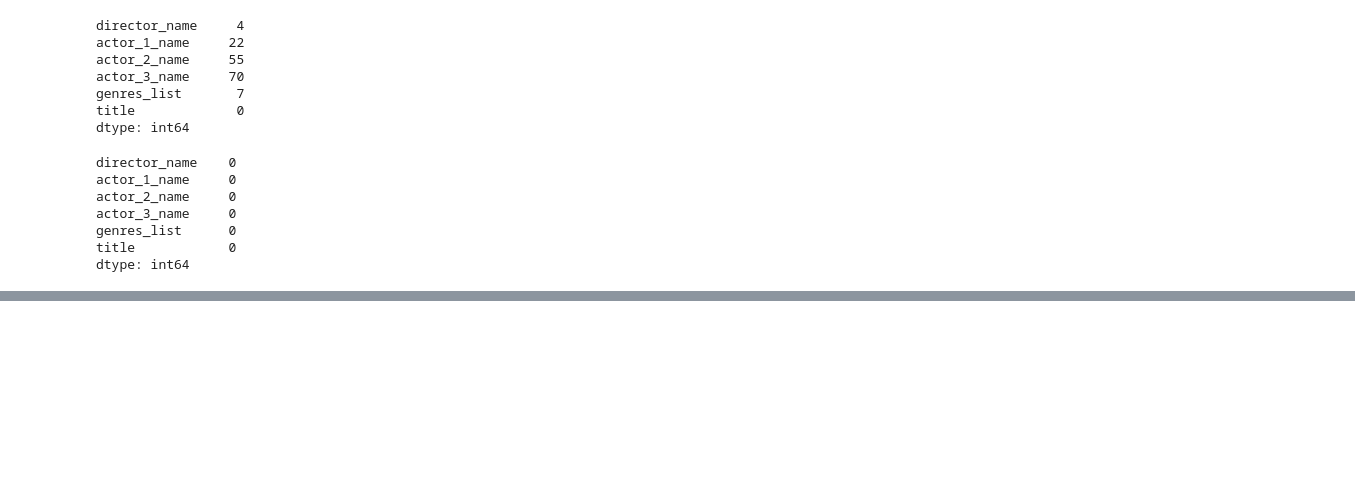
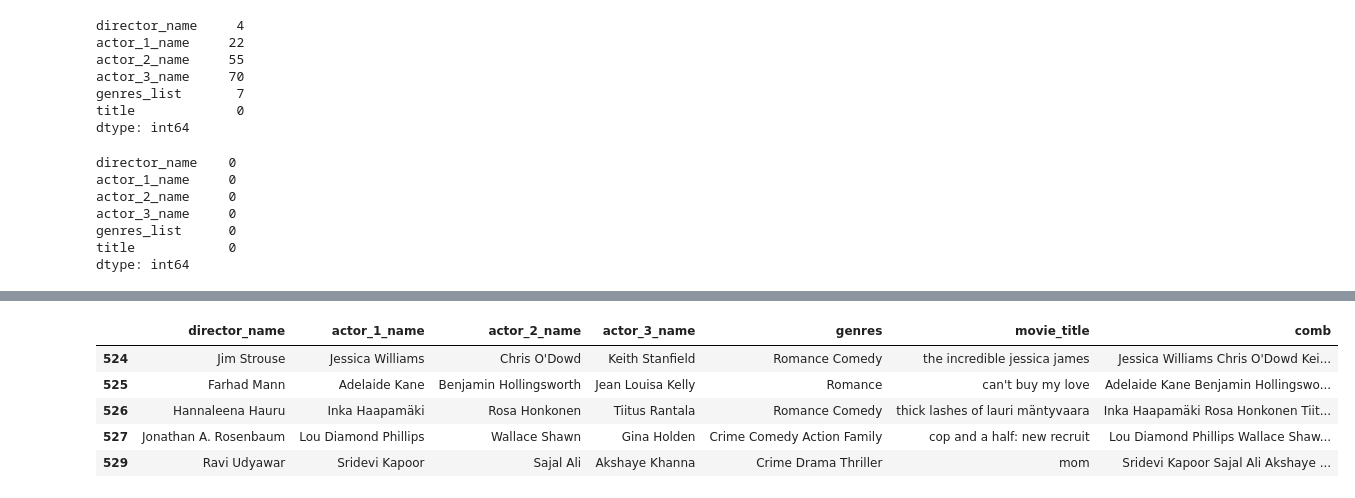
Before and after one commit to deepatabc/Movie-Recommend, a Jupyter notebook: DataPreparing/jupyterNotebook/Base_preprocessing.ipynb, the cells around one changed output, grey strips where cells are left out. Saved outputs shown, nothing was run; the diff lists cells and outputs as text; code cells hidden in the pictures; blank space fills up the shorter version.

```diff
--- a/DataPreparing/jupyterNotebook/Base_preprocessing.ipynb
+++ b/DataPreparing/jupyterNotebook/Base_preprocessing.ipynb
@@ -420,0 +445,9 @@ dtype: int64
+# %%
+movie.tail()
+# %% [output]
+|  | director_name | actor_1_name | actor_2_name | actor_3_name | genres | movie_title | comb |
+| 524 | Jim Strouse | Jessica Williams | Chris O'Dowd | Keith Stanfield | Romance Comedy | the incredible jessica james | Jessica Williams Chris O'Dowd Kei... |
+| 525 | Farhad Mann | Adelaide Kane | Benjamin Hollingsworth | Jean Louisa Kelly | Romance | can't buy my love | Adelaide Kane Benjamin Hollingswo... |
+| 526 | Hannaleena Hauru | Inka Haapamäki | Rosa Honkonen | Tiitus Rantala | Romance Comedy | thick lashes of lauri mäntyvaara | Inka Haapamäki Rosa Honkonen Tiit... |
+| 527 | Jonathan A. Rosenbaum | Lou Diamond Phillips | Wallace Shawn | Gina Holden | Crime Comedy Action Family | cop and a half: new recruit | Lou Diamond Phillips Wallace Shaw... |
+| 529 | Ravi Udyawar | Sridevi Kapoor | Sajal Ali | Akshaye Khanna | Crime Drama Thriller | mom | Sridevi Kapoor Sajal Ali Akshaye ... |
```
Also changed, not shown: parts of 13 cells of this notebook, 2 other files.
